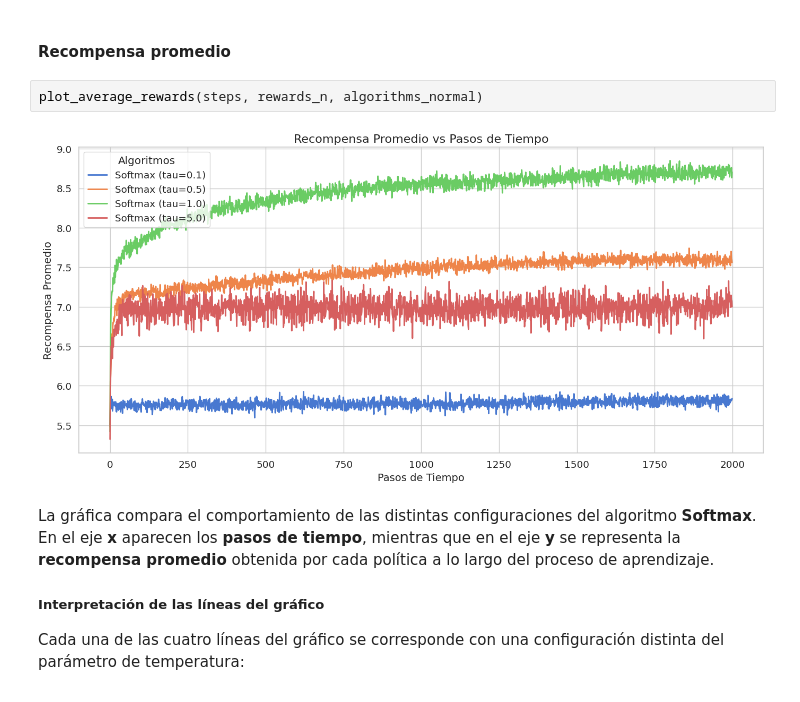
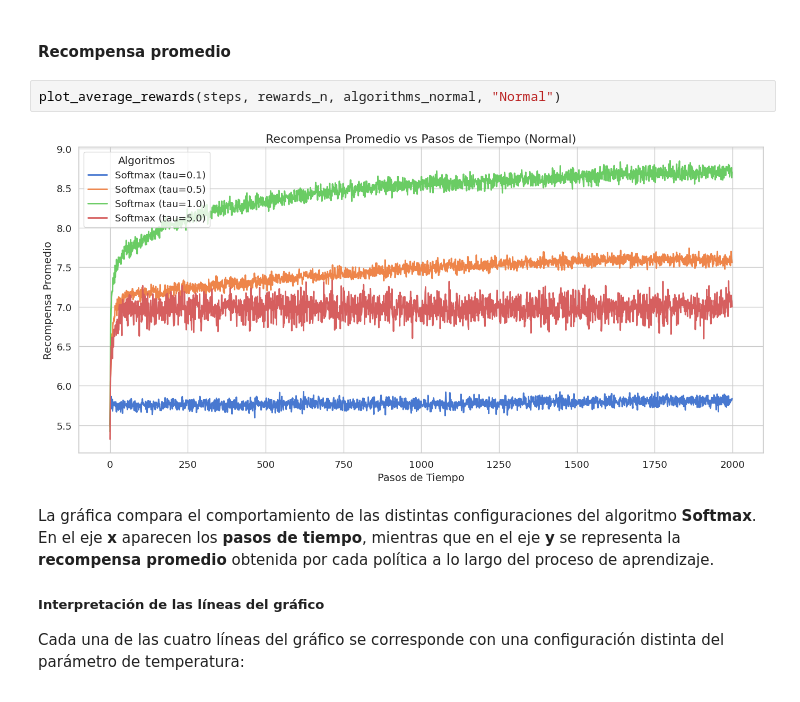
Before and after one commit to angelms2003/FernandezMartinezPolo-EML-RL, a Jupyter notebook: k_brazos/softmax_normal.ipynb, the cells around one changed output. Cells and saved outputs as stored; diff of their text form.

```diff
--- a/k_brazos/softmax_normal.ipynb
+++ b/k_brazos/softmax_normal.ipynb
@@ -198,9 +198,9 @@ Normal experiment data saved to exported_data/softmax_normal_data.npz
 # %% [markdown]
 #### Recompensa promedio
 # %%
-plot_average_rewards(steps, rewards_n, algorithms_normal)
+plot_average_rewards(steps, rewards_n, algorithms_normal, "Normal")
 # %% [output]
-[figure, old version]
+[figure, new version]
 # %% [markdown]
 La gráfica compara el comportamiento de las distintas configuraciones del algoritmo **Softmax**. En el eje **x** aparecen los **pasos de tiempo**, mientras que en el eje **y** se representa la **recompensa promedio** obtenida por cada política a lo largo del proceso de aprendizaje.
 
```
Also changed, not shown: parts of 2 cells of this notebook.
